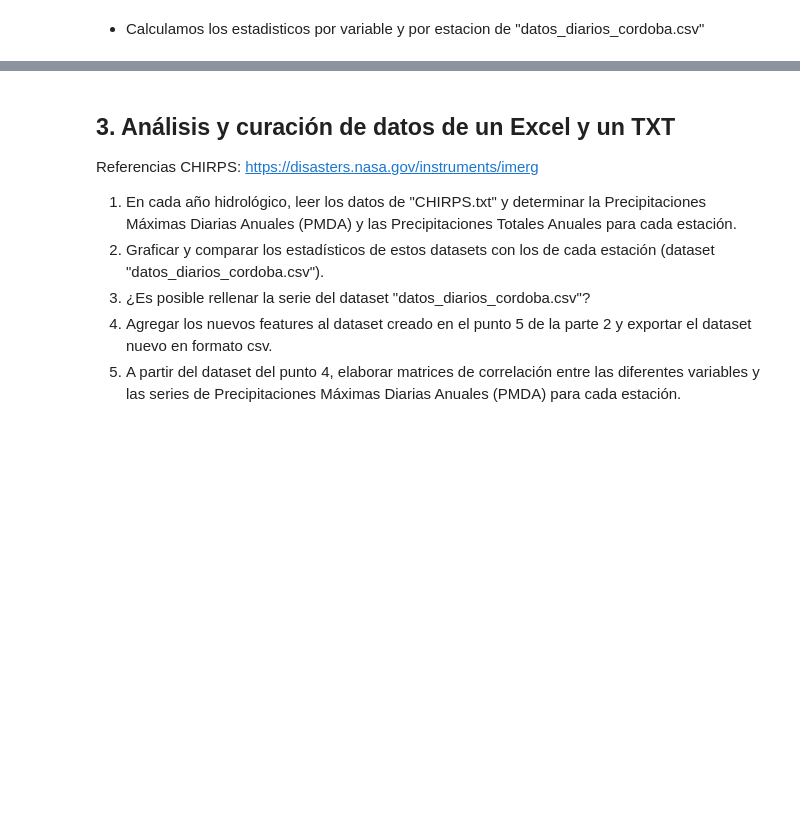
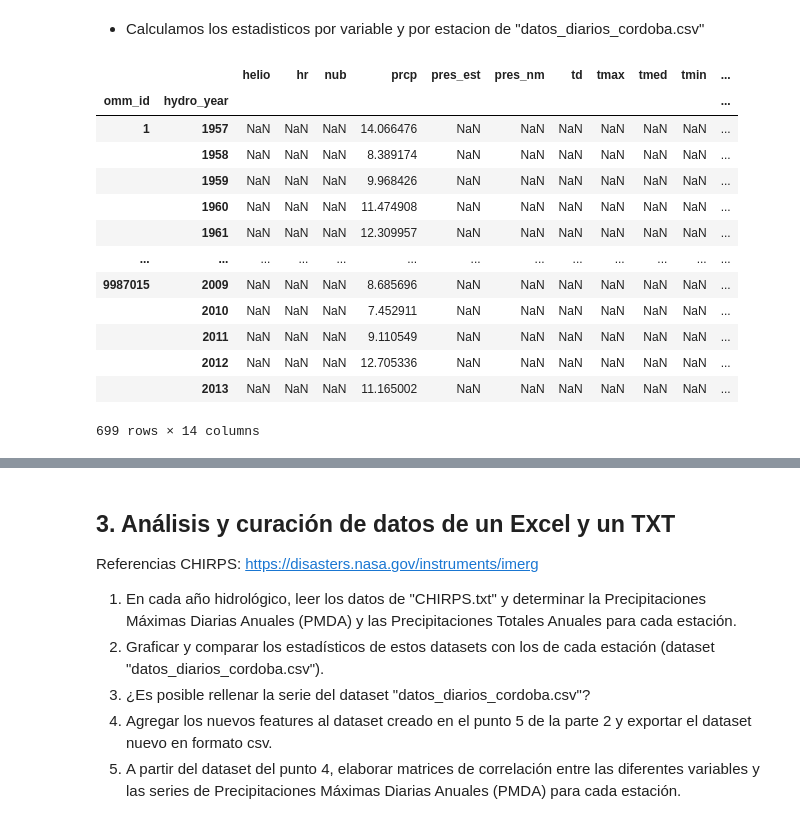
Before and after one commit to serantux/M_Predi_Lluvias_Extremas_10, a Jupyter notebook: TP2_Balbuena_Serrantes_Fonnegra_Velazquez.ipynb, the cells around one changed output, grey strips where cells are left out. Cells and saved outputs as stored; diff of their text form; code cells hidden in the pictures; blank space fills up the shorter version.

```diff
--- a/TP2_Balbuena_Serrantes_Fonnegra_Velazquez.ipynb
+++ b/TP2_Balbuena_Serrantes_Fonnegra_Velazquez.ipynb
@@ -595,4 +593,28 @@ datos_dcor_var_mean
 699 rows × 14 columns
 # %% [markdown]
 * Calculamos los estadisticos por variable y por estacion de "datos_diarios_cordoba.csv"
+# %%
+not_var_cols = ['fecha', 'id', 'omm_id', 'hydro_year']
+var_cols = [c for c in datos_dcor.columns if c not in not_var_cols]
+datos_dcor_statistics = pd.DataFrame()
+
+for col in var_cols:
+  datos_dcor_statistics[col] = datos_dcor.groupby(['omm_id','hydro_year'])[col].std()
+
+datos_dcor_statistics
+# %% [output]
+|  |  | helio | hr | nub | prcp | pres_est | pres_nm | td | tmax | tmed | tmin | ... |
+| omm_id | hydro_year |  |  |  |  |  |  |  |  |  |  | ... |
+| 1 | 1957 | NaN | NaN | NaN | 14.066476 | NaN | NaN | NaN | NaN | NaN | NaN | ... |
+|  | 1958 | NaN | NaN | NaN | 8.389174 | NaN | NaN | NaN | NaN | NaN | NaN | ... |
+|  | 1959 | NaN | NaN | NaN | 9.968426 | NaN | NaN | NaN | NaN | NaN | NaN | ... |
+|  | 1960 | NaN | NaN | NaN | 11.474908 | NaN | NaN | NaN | NaN | NaN | NaN | ... |
+|  | 1961 | NaN | NaN | NaN | 12.309957 | NaN | NaN | NaN | NaN | NaN | NaN | ... |
+| ... | ... | ... | ... | ... | ... | ... | ... | ... | ... | ... | ... | ... |
+| 9987015 | 2009 | NaN | NaN | NaN | 8.685696 | NaN | NaN | NaN | NaN | NaN | NaN | ... |
+|  | 2010 | NaN | NaN | NaN | 7.452911 | NaN | NaN | NaN | NaN | NaN | NaN | ... |
+|  | 2011 | NaN | NaN | NaN | 9.110549 | NaN | NaN | NaN | NaN | NaN | NaN | ... |
+|  | 2012 | NaN | NaN | NaN | 12.705336 | NaN | NaN | NaN | NaN | NaN | NaN | ... |
+|  | 2013 | NaN | NaN | NaN | 11.165002 | NaN | NaN | NaN | NaN | NaN | NaN | ... |
+699 rows × 14 columns
 # %%
```
Also changed, not shown: parts of 7 cells of this notebook.
